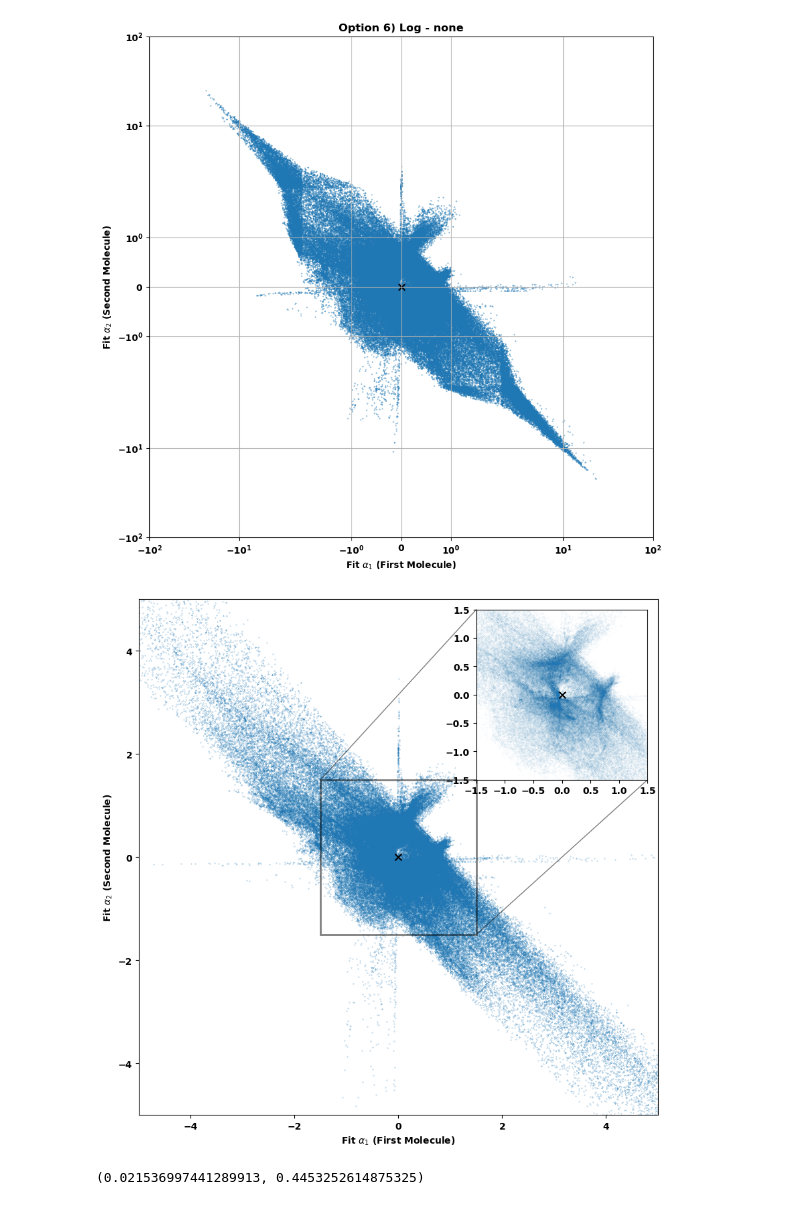
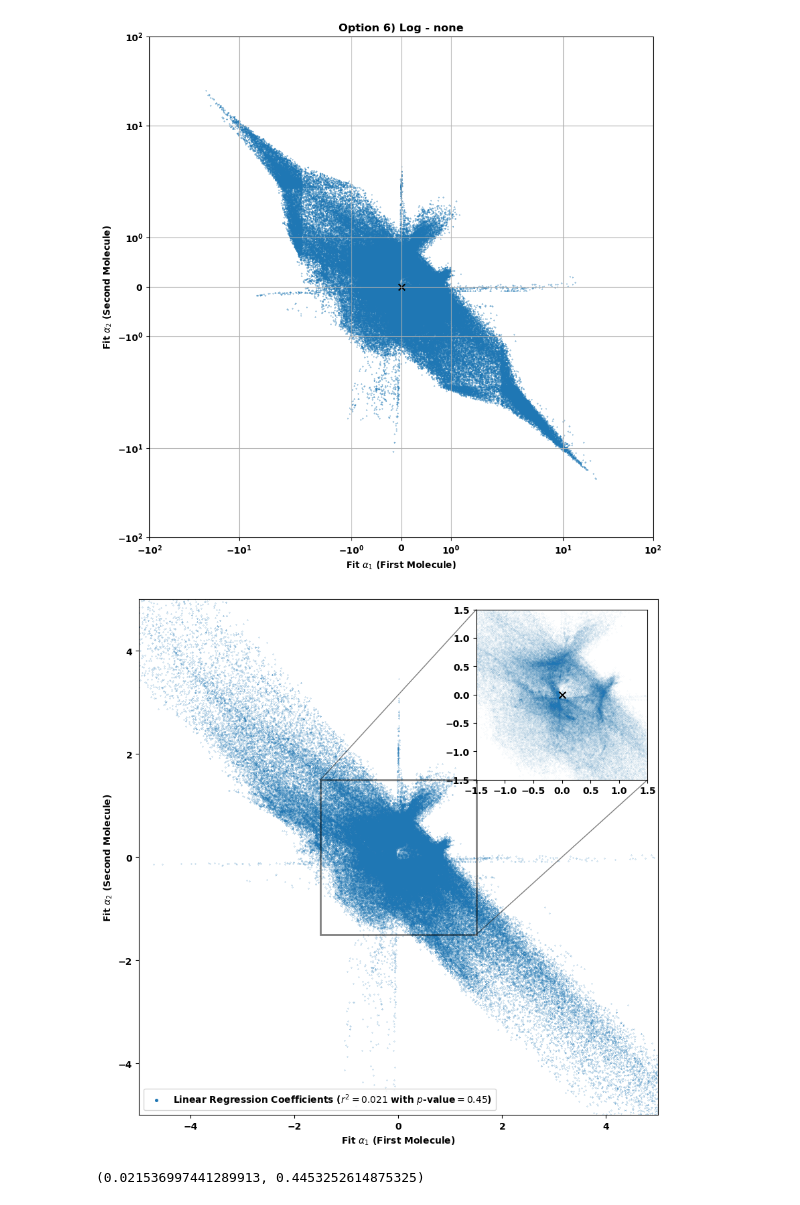
Before and after one commit to odor-pair/odor-pair, a Jupyter notebook: charts/gin_regressors.ipynb, the cells around one changed output. Cells and saved outputs as stored; diff of their text form; code cells hidden in the pictures.

```diff
--- a/charts/gin_regressors.ipynb
+++ b/charts/gin_regressors.ipynb
@@ -272,7 +272,7 @@ from mpl_toolkits.axes_grid1.inset_locator import inset_axes
 
 # Create a figure and axis
 fig, ax = utils.standard_fig_ax()
-ax.scatter(x,y,s=3e-2)
+ax.scatter(x,y,s=3e-2,label="Linear Regression Coefficients ($r^2=0.021$ with $p$-value$=0.45$)")
 ax.grid()
 r = 5
 xm, ym = 0, 0
@@ -280,35 +280,36 @@ ax.grid(False)
 # The lines are helpful for debugging the figure
 # ax.axhline(y=ym, color='gray', linestyle='--')
 # ax.axvline(x=xm, color='gray', linestyle='--')
 
-ax.scatter(xm, ym, color='black', s=point_size, marker='x')
 # ax.text(xm,ym+5, 'Mean of Fit', ha='center', va='center')
 
 ax.set_xlim((-r+xm,r+xm))
 ax.set_ylim((-r+ym,r+ym))
 ax.set_xlabel(r"Fit $\alpha_1$ (First Molecule)")
 ax.set_ylabel(r"Fit $\alpha_2$ (Second Molecule)")
 
 # Create an inset axis
 axins = ax.inset_axes([.65,.65,.33,.33])
 
 # Plot the zoomed-in region on the inset axis
 axins.scatter(x, y, s=5e-4)
 zr = 1.5
 axins.set_xlim(-zr+xm,zr+xm)  # Set the x-axis limits for the zoomed-in region
 axins.set_ylim(-zr+ym, zr+ym)  # Set the y-axis limits for the zoomed-in region
 axins.scatter(xm, ym, color='black', s=point_size, marker='x')
 # Set the x-axis and y-axis to logarithmic scale
 
 
 # Mark the zoomed-in region in the main plot
 ax.indicate_inset_zoom(axins, edgecolor="black",lw=inset_border_size)
 # ax.set_title("Option 1) Linear - inset")
 
+ax.legend(scatterpoints=1, markerscale=15,loc="lower left")
+
 utils.save_figures("gin_regressors_final",fig)
 plt.show()
 # %% [output]
-[figure, old version]
+[figure, new version]
 # %%
 np.mean(r2s),np.mean(ps)
 # %% [output]
```
Also changed, not shown: 35 other files.
